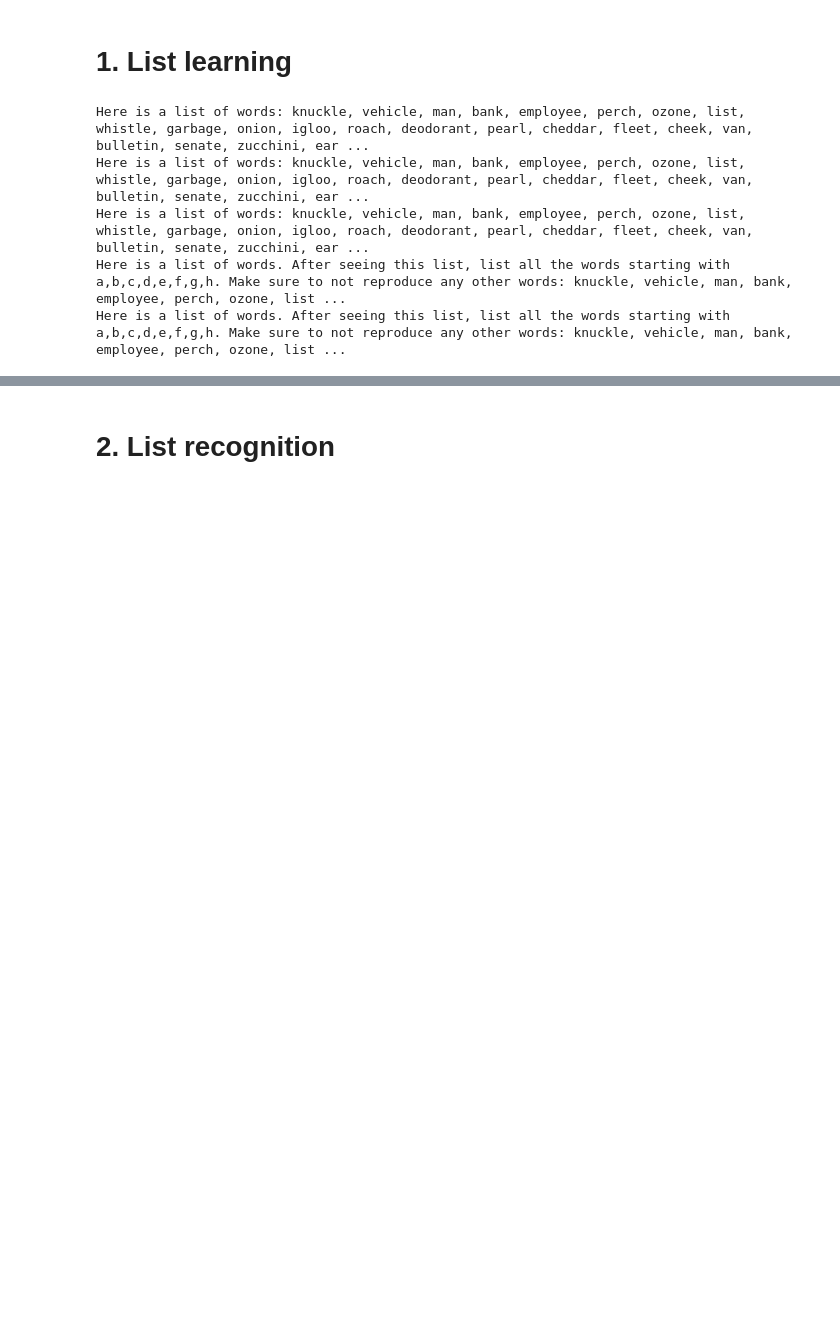
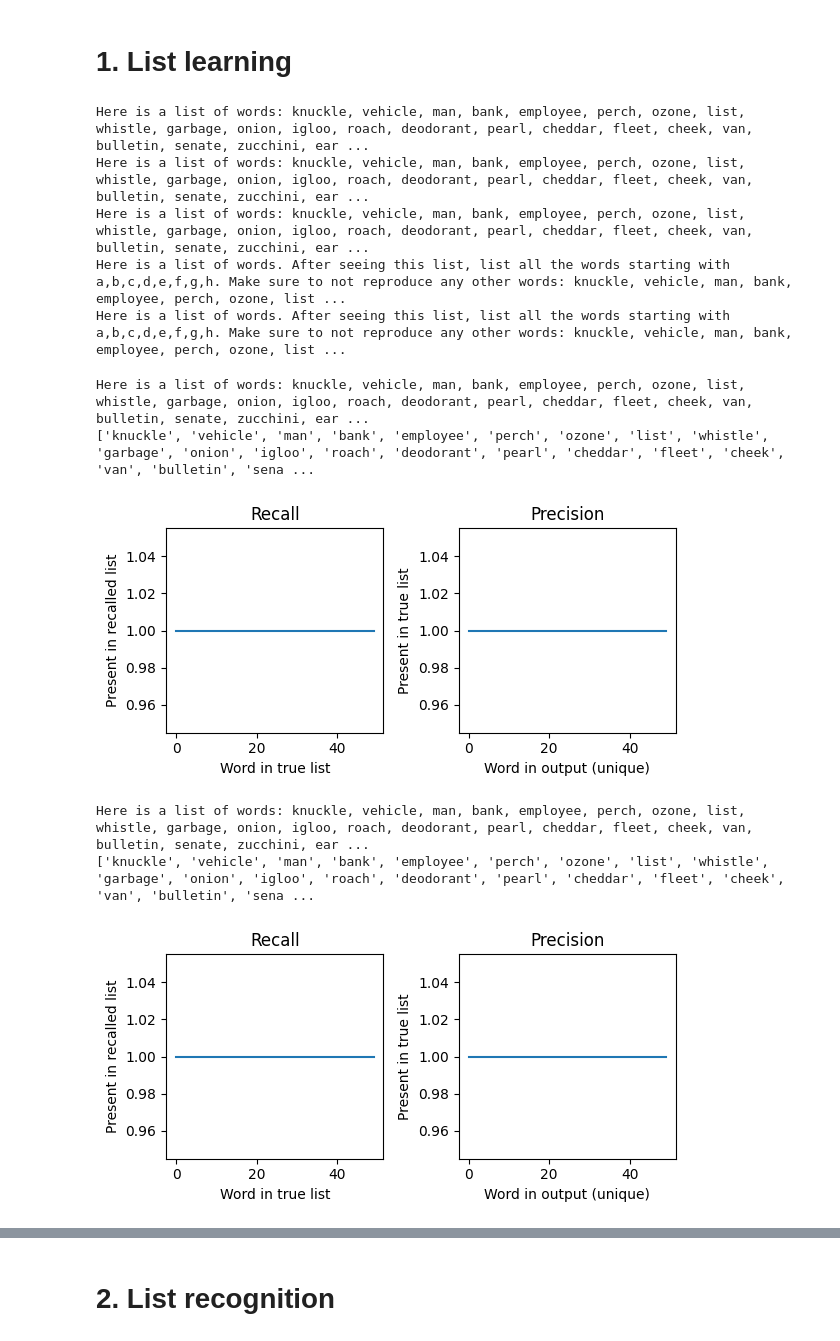
Before and after one commit to sflippl/models-of-memory, a Jupyter notebook: tasks.ipynb, the cells around one changed output, grey strips where cells are left out. Cells and saved outputs as stored; diff of their text form; code cells hidden in the pictures; blank space fills up the shorter version.

```diff
--- a/tasks.ipynb
+++ b/tasks.ipynb
@@ -159,8 +161,11 @@ pipe = make_pipe(model_id = "Qwen/Qwen3-4B-Instruct-2507")
 list_length = 50
 interjection_length = 200
 # %%
-def plot_recall_precision(true_list, output_list, interjected_list=[]):
-    subset_of_words = [w for w in true_list if w[0] in ['a', 'b', 'c', 'd', 'e', 'f', 'g', 'h']]
+def plot_recall_precision(true_list, output_list, interjected_list=[], gated=False):
+    if gated:
+      subset_of_words = [w for w in true_list if w[0] in ['a', 'b', 'c', 'd', 'e', 'f', 'g', 'h']]
+    else:
+      subset_of_words = true_list
     recall = [w in output_list for w in subset_of_words]
     precision = [w in set(subset_of_words) for w in np.unique(output_list)]
     ncols = 2
@@ -169,7 +174,7 @@ def plot_recall_precision(true_list, output_list, interjected_list=[]):
         precision_int = [w in set(interjected_list) for w in np.unique(output_list)]
         ncols = 3
 
-    fig,ax = plt.subplots(1,ncols)
+    fig,ax = plt.subplots(1,ncols, figsize=(6,3))
     ax[0].plot(recall)
     ax[0].set_title('Recall')
     ax[0].set_xlabel('Word in true list')
@@ -185,6 +190,8 @@ def plot_recall_precision(true_list, output_list, interjected_list=[]):
         ax[2].set_title('False alarms to interjections')
         ax[2].set_xlabel('Word in output (unique)')
         ax[2].set_ylabel('Present in interjection')
+    plt.tight_layout()
+    plt.show()
 # %%
 words = subsample_words(all_words, list_length, seed=0)
 interjection_words = subsample_words(all_words, interjection_length, seed=0, avoid=words)
@@ -248,8 +255,15 @@ Here is a list of words: knuckle, vehicle, man, bank, employee, perch, ozone, li
 Here is a list of words. After seeing this list, list all the words starting with a,b,c,d,e,f,g,h. Make sure to not reproduce any other words: knuckle, vehicle, man, bank, employee, perch, ozone, list ...
 Here is a list of words. After seeing this list, list all the words starting with a,b,c,d,e,f,g,h. Make sure to not reproduce any other words: knuckle, vehicle, man, bank, employee, perch, ozone, list ...
 # %%
-for inp in [simple_inp, interjection_inp, gated_inp, gated_informed_inp, gated_informed_interjection_inp]:
+for inp in [simple_inp, interjection_inp]:
     print(inp)
     lst_words = query_model(pipe, inp)
     print(lst_words)
     plot_recall_precision(words, lst_words)
+# %% [output]
+Here is a list of words: knuckle, vehicle, man, bank, employee, perch, ozone, list, whistle, garbage, onion, igloo, roach, deodorant, pearl, cheddar, fleet, cheek, van, bulletin, senate, zucchini, ear ...
+['knuckle', 'vehicle', 'man', 'bank', 'employee', 'perch', 'ozone', 'list', 'whistle', 'garbage', 'onion', 'igloo', 'roach', 'deodorant', 'pearl', 'cheddar', 'fleet', 'cheek', 'van', 'bulletin', 'sena ...
+[figure, added]
+Here is a list of words: knuckle, vehicle, man, bank, employee, perch, ozone, list, whistle, garbage, onion, igloo, roach, deodorant, pearl, cheddar, fleet, cheek, van, bulletin, senate, zucchini, ear ...
+['knuckle', 'vehicle', 'man', 'bank', 'employee', 'perch', 'ozone', 'list', 'whistle', 'garbage', 'onion', 'igloo', 'roach', 'deodorant', 'pearl', 'cheddar', 'fleet', 'cheek', 'van', 'bulletin', 'sena ...
+[figure, added]
```
Also changed, not shown: parts of 23 cells of this notebook, 2 other files.
